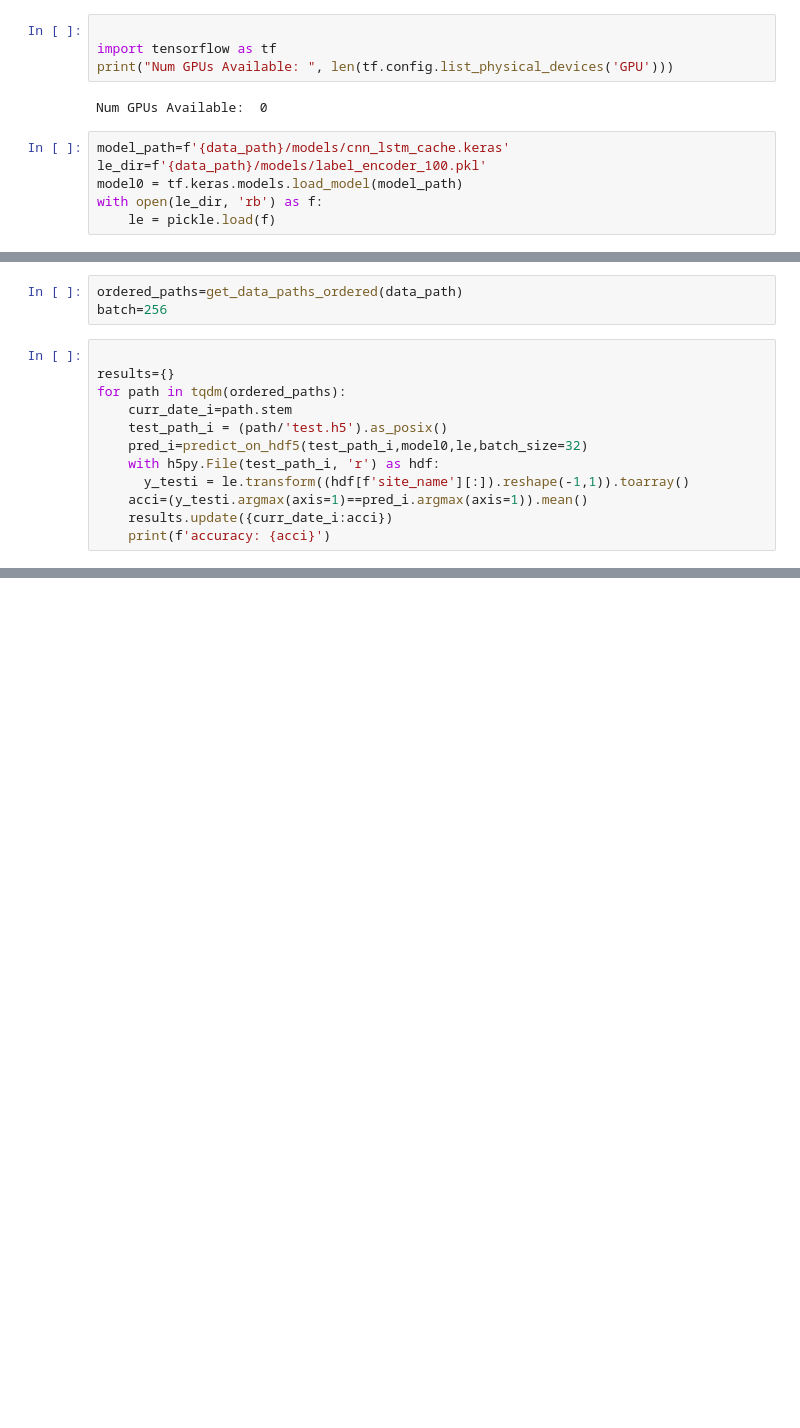
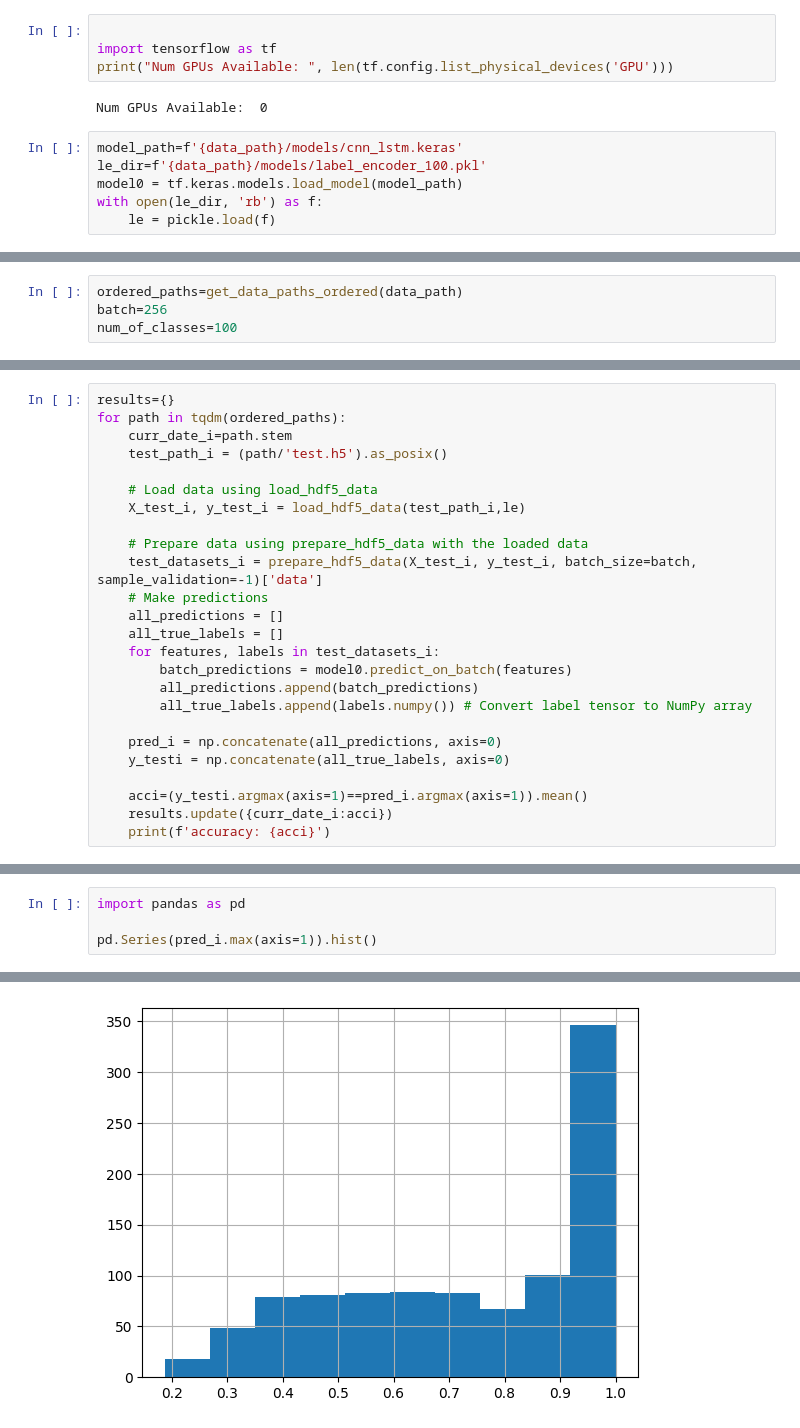
Before and after one commit to tolikshus/concept-drift, a Jupyter notebook: notebooks/concept-drift-baseline.ipynb, the cells around one changed output, grey strips where cells are left out. Cells and saved outputs as stored; diff of their text form; blank space fills up the shorter version.

```diff
--- a/notebooks/concept-drift-baseline.ipynb
+++ b/notebooks/concept-drift-baseline.ipynb
@@ -37,7 +39,7 @@ print("Num GPUs Available: ", len(tf.config.list_physical_devices('GPU')))
 # %% [output]
 Num GPUs Available:  0
 # %%
-model_path=f'{data_path}/models/cnn_lstm_cache.keras'
+model_path=f'{data_path}/models/cnn_lstm.keras'
 le_dir=f'{data_path}/models/label_encoder_100.pkl'
 model0 = tf.keras.models.load_model(model_path)
 with open(le_dir, 'rb') as f:
@@ -47,15 +47,4 @@ ValueError: File not found: filepath=/content/drive/MyDrive/Colab Notebooks/conc
 # %%
 ordered_paths=get_data_paths_ordered(data_path)
 batch=256
+num_of_classes=100
-# %%
-
-results={}
-for path in tqdm(ordered_paths):
-    curr_date_i=path.stem
-    test_path_i = (path/'test.h5').as_posix()
-    pred_i=predict_on_hdf5(test_path_i,model0,le,batch_size=32)
-    with h5py.File(test_path_i, 'r') as hdf:
-      y_testi = le.transform((hdf[f'site_name'][:]).reshape(-1,1)).toarray()
-    acci=(y_testi.argmax(axis=1)==pred_i.argmax(axis=1)).mean()
-    results.update({curr_date_i:acci})
-    print(f'accuracy: {acci}')
@@ -76,0 +51,25 @@ accuracy: 0.673
+# %%
+results={}
+for path in tqdm(ordered_paths):
+    curr_date_i=path.stem
+    test_path_i = (path/'test.h5').as_posix()
+
+    # Load data using load_hdf5_data
+    X_test_i, y_test_i = load_hdf5_data(test_path_i,le)
+
+    # Prepare data using prepare_hdf5_data with the loaded data
+    test_datasets_i = prepare_hdf5_data(X_test_i, y_test_i, batch_size=batch, sample_validation=-1)['data']
+    # Make predictions
+    all_predictions = []
+    all_true_labels = []
+    for features, labels in test_datasets_i:
+        batch_predictions = model0.predict_on_batch(features)
+        all_predictions.append(batch_predictions)
+        all_true_labels.append(labels.numpy()) # Convert label tensor to NumPy array
+
+    pred_i = np.concatenate(all_predictions, axis=0)
+    y_testi = np.concatenate(all_true_labels, axis=0)
+
+    acci=(y_testi.argmax(axis=1)==pred_i.argmax(axis=1)).mean()
+    results.update({curr_date_i:acci})
+    print(f'accuracy: {acci}')
@@ -113,0 +150,5 @@ Date: 2022_02_21, Accuracy: 0.659, Precision (Non-sensitive): 0.5981735159817352
+# %%
+import pandas as pd
+
+pd.Series(pred_i.max(axis=1)).hist()
+# %% [output]
@@ -113,0 +156 @@ Date: 2022_02_21, Accuracy: 0.659, Precision (Non-sensitive): 0.5981735159817352
+[figure, added]
```
Also changed, not shown: parts of 12 cells of this notebook, 8 other files.
